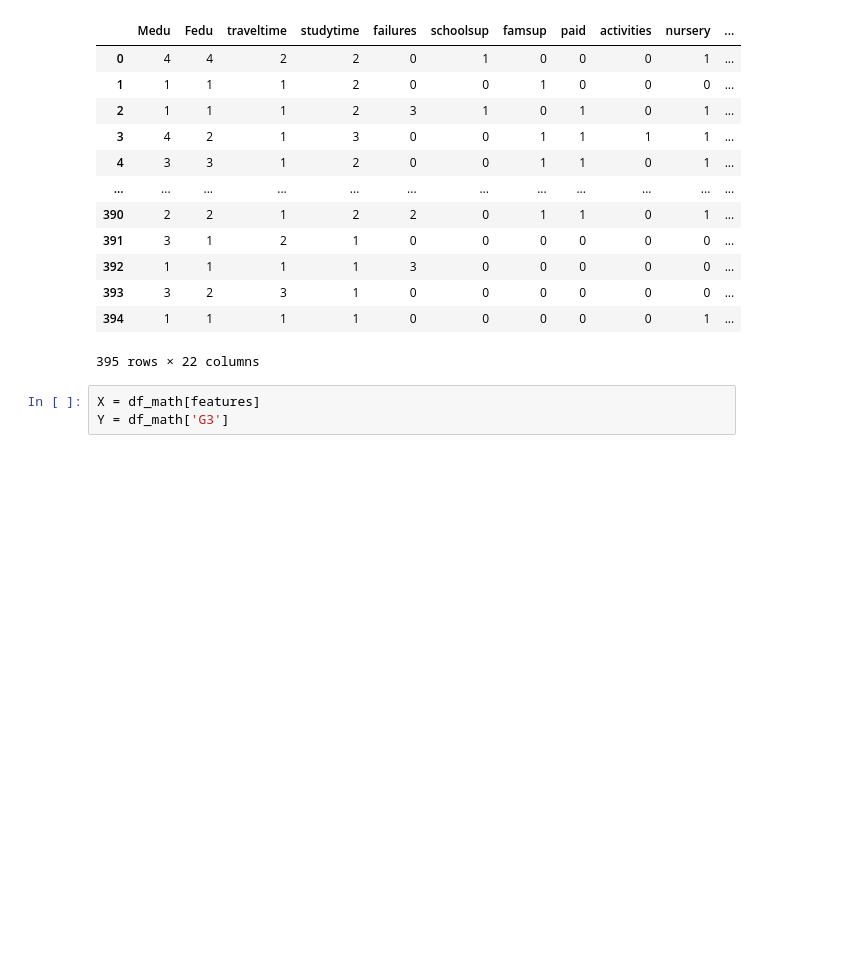
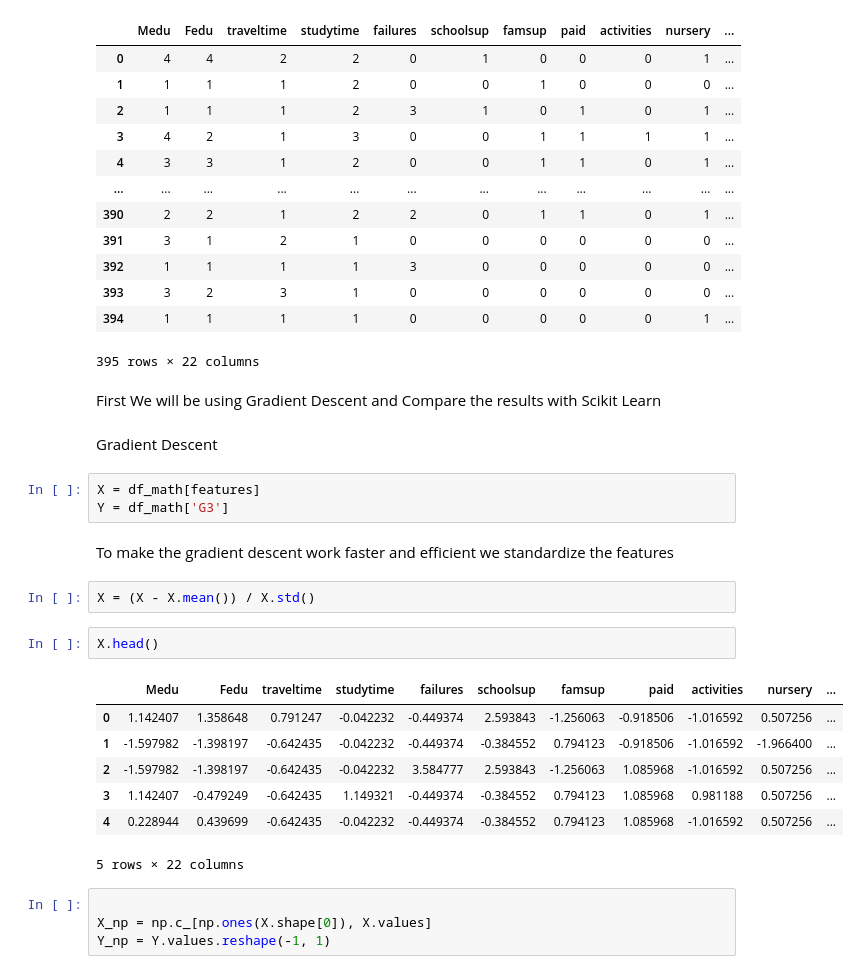
Before and after one commit to manan35122/Predicting-Student-Academic-Performance-Using-Socioeconomic-and-Psychological-Factors, a Jupyter notebook: main.ipynb, the cells around one changed output. Saved outputs shown, nothing was run; the diff lists cells and outputs as text; blank space fills up the shorter version.

```diff
--- a/main.ipynb
+++ b/main.ipynb
@@ -35,6 +47,28 @@ df_math[features]
 | 393 | 3 | 2 | 3 | 1 | 0 | 0 | 0 | 0 | 0 | 0 | ... |
 | 394 | 1 | 1 | 1 | 1 | 0 | 0 | 0 | 0 | 0 | 1 | ... |
 395 rows × 22 columns
+# %% [markdown]
+First We will be using Gradient Descent and Compare the results with Scikit Learn
+# %% [markdown]
+Gradient Descent
 # %%
 X = df_math[features]
 Y = df_math['G3']
+# %% [markdown]
+To make the gradient descent work faster and efficient we standardize the features
+# %%
+X = (X - X.mean()) / X.std()
+# %%
+X.head()
+# %% [output]
+|  | Medu | Fedu | traveltime | studytime | failures | schoolsup | famsup | paid | activities | nursery | ... |
+| 0 | 1.142407 | 1.358648 | 0.791247 | -0.042232 | -0.449374 | 2.593843 | -1.256063 | -0.918506 | -1.016592 | 0.507256 | ... |
+| 1 | -1.597982 | -1.398197 | -0.642435 | -0.042232 | -0.449374 | -0.384552 | 0.794123 | -0.918506 | -1.016592 | -1.966400 | ... |
+| 2 | -1.597982 | -1.398197 | -0.642435 | -0.042232 | 3.584777 | 2.593843 | -1.256063 | 1.085968 | -1.016592 | 0.507256 | ... |
+| 3 | 1.142407 | -0.479249 | -0.642435 | 1.149321 | -0.449374 | -0.384552 | 0.794123 | 1.085968 | 0.981188 | 0.507256 | ... |
+| 4 | 0.228944 | 0.439699 | -0.642435 | -0.042232 | -0.449374 | -0.384552 | 0.794123 | 1.085968 | -1.016592 | 0.507256 | ... |
+5 rows × 22 columns
+# %%
+
+X_np = np.c_[np.ones(X.shape[0]), X.values]
+Y_np = Y.values.reshape(-1, 1)
```
Also changed, not shown: parts of 14 cells of this notebook.
